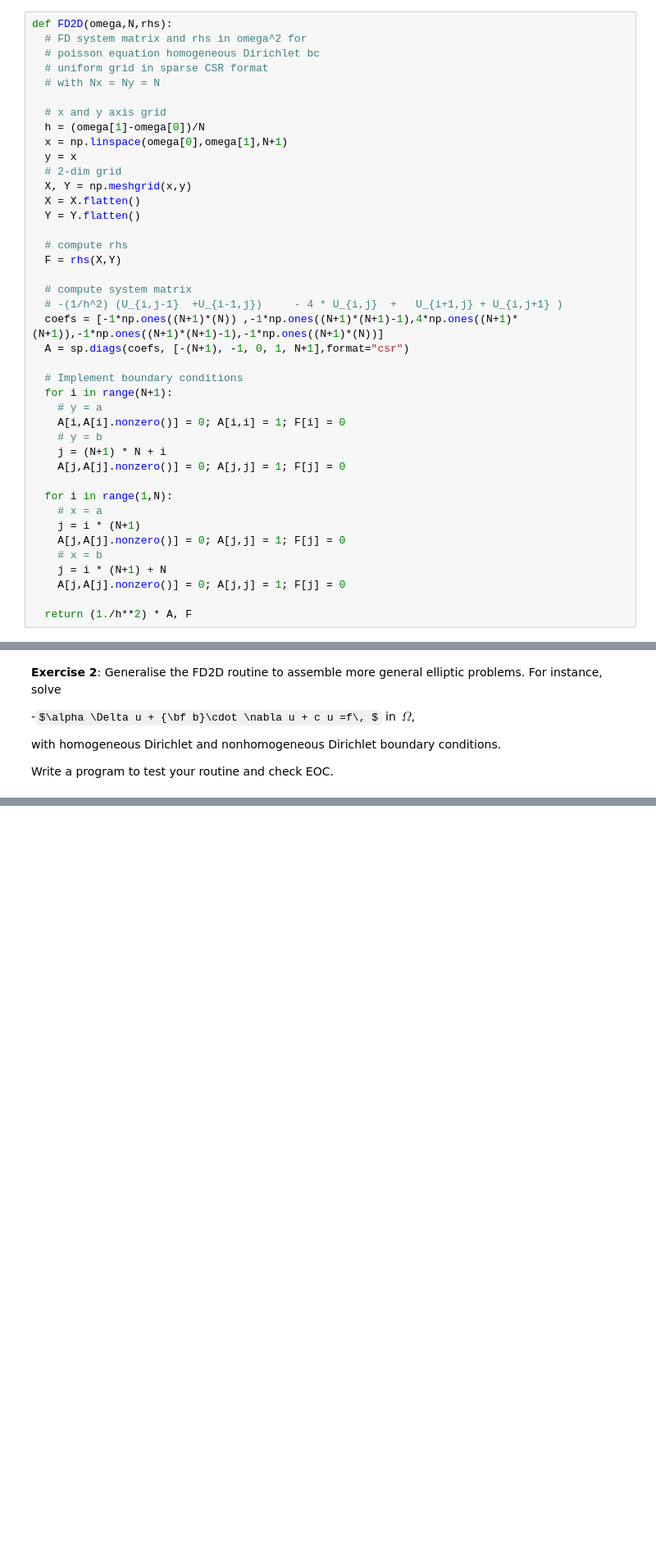
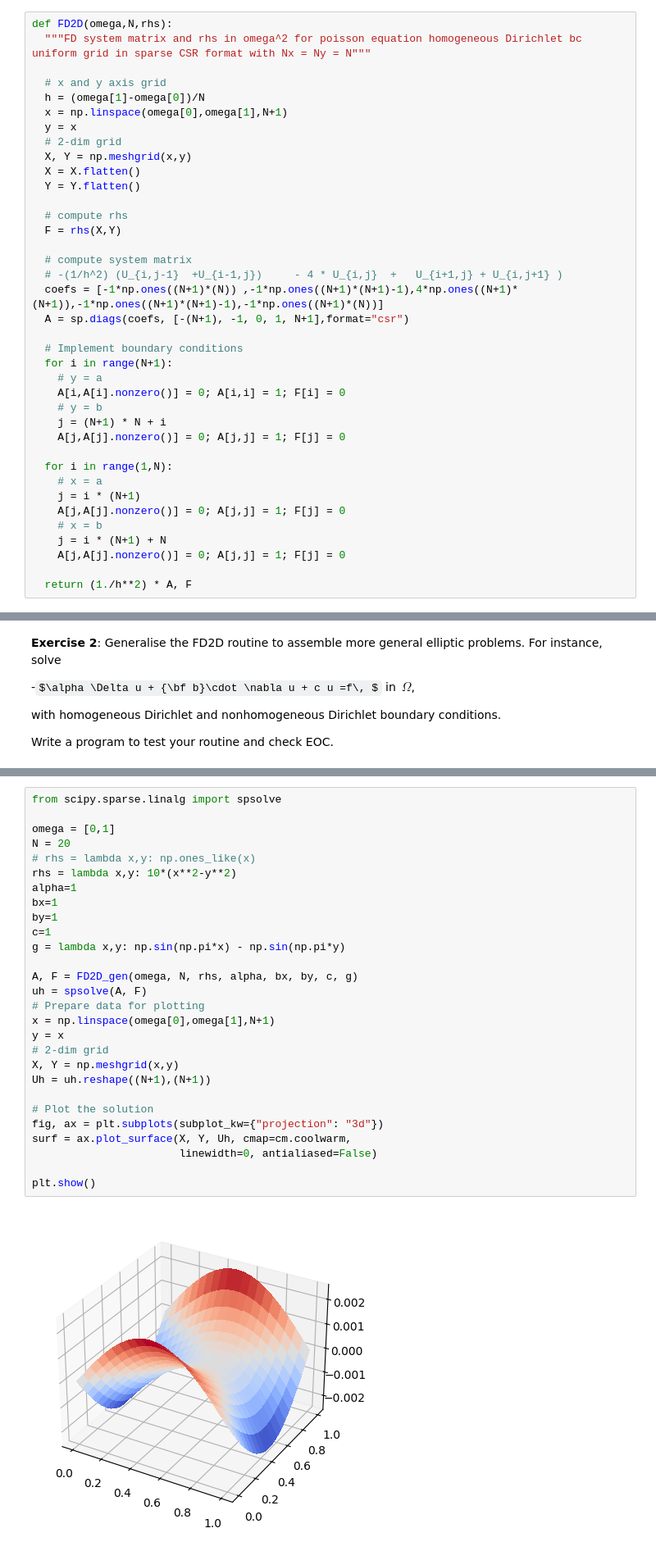
Before and after one commit to GiacomoVenier/Numerical-Methods-for-PDEs, a Jupyter notebook: C4.ipynb, the cells around one changed output, grey strips where cells are left out. Shown: that part at 82% size. Drawn from its saved outputs; the diff is of its cells as text; some formulas as TeX source; blank space fills up the shorter version.

```diff
--- a/C4.ipynb
+++ b/C4.ipynb
@@ -41,10 +41,7 @@ print(Y)
  1.         1.         1.         1.        ]
 # %%
 def FD2D(omega,N,rhs):
-  # FD system matrix and rhs in omega^2 for
-  # poisson equation homogeneous Dirichlet bc
-  # uniform grid in sparse CSR format
-  # with Nx = Ny = N
+  """FD system matrix and rhs in omega^2 for poisson equation homogeneous Dirichlet bc uniform grid in sparse CSR format with Nx = Ny = N"""
 
   # x and y axis grid
   h = (omega[1]-omega[0])/N
@@ -252,2 +272,32 @@ def FD2D(omega,N,rhs):
 
   return (1./h**2) * A, F
+# %%
+from scipy.sparse.linalg import spsolve
+
+omega = [0,1]
+N = 20
+# rhs = lambda x,y: np.ones_like(x)
+rhs = lambda x,y: 10*(x**2-y**2)
+alpha=1
+bx=1
+by=1
+c=1
+g = lambda x,y: np.sin(np.pi*x) - np.sin(np.pi*y)
+
+A, F = FD2D_gen(omega, N, rhs, alpha, bx, by, c, g)
+uh = spsolve(A, F)
+# Prepare data for plotting
+x = np.linspace(omega[0],omega[1],N+1)
+y = x
+# 2-dim grid
+X, Y = np.meshgrid(x,y)
+Uh = uh.reshape((N+1),(N+1))
+
+# Plot the solution
+fig, ax = plt.subplots(subplot_kw={"projection": "3d"})
+surf = ax.plot_surface(X, Y, Uh, cmap=cm.coolwarm,
+                       linewidth=0, antialiased=False)
+
+plt.show()
+# %% [output]
+[figure, added]
```
Also changed, not shown: parts of 1 cell of this notebook.
